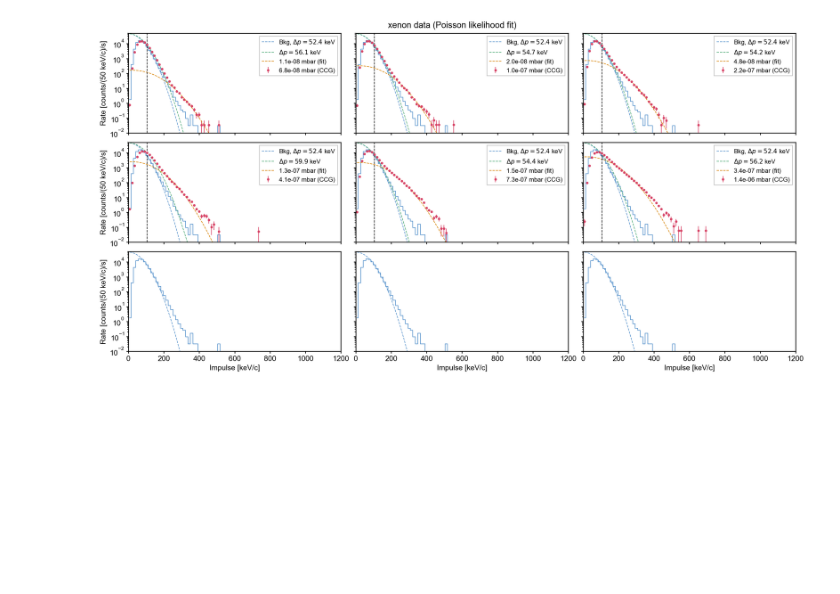
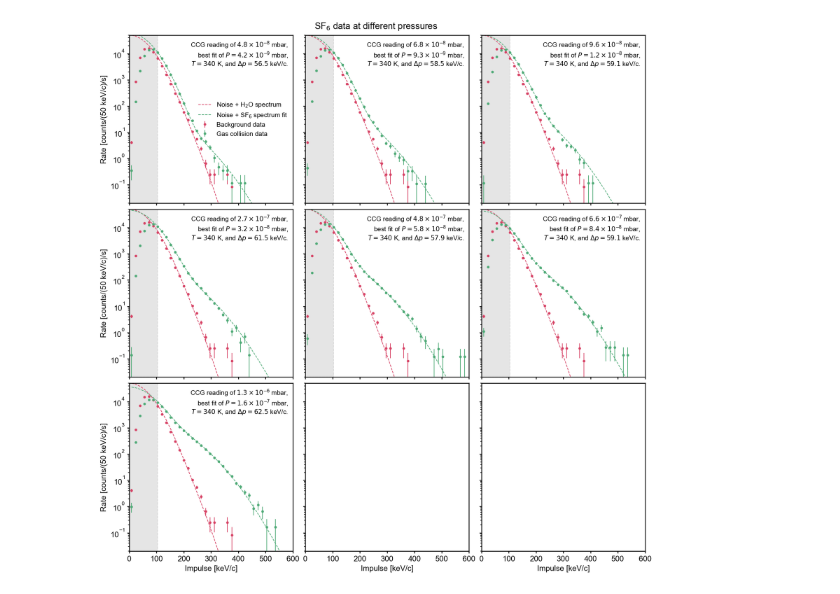
Before and after one commit to clarkehardy/nanospheres, a Jupyter notebook: 20260215_gas_collision_analysis.ipynb, the cells around one changed output. Cells and saved outputs as stored; diff of their text form; code cells hidden in the pictures; blank space fills up the shorter version.

```diff
--- a/20260215_gas_collision_analysis.ipynb
+++ b/20260215_gas_collision_analysis.ipynb
@@ -31,7 +31,7 @@ from signal_models import gas_collision_spectrum
 drive_path = '/Volumes/LaCie/'
 
 sphere_date = '20260215'
-data_type = 'xenon'
+data_type = 'sf6'
 
 base_path = f'{drive_path}/gas_collisions/pulse_calibration/sphere_{sphere_date}/'
 
@@ -126,15 +107,15 @@ datasets = list(np.array(datasets)[np.argsort([np.mean(nd.pressures) for nd in d
 recompute = False
 
 def half_gaus(x, A, sigma):
-    return A*np.exp(-x**2/2/sigma**2)#/sigma
+    return A*np.exp(-x**2/2/sigma**2)/sigma
 
-def signal_plus_bkg(bins, pressure_mbar, sphere_temperature_K, sigma, alpha):
+def signal_plus_bkg(bins, pressure_mbar, sphere_temperature_K, sigma, alpha, A_bkg, gas=data_type):
     # sphere_temperature_K = 800.
 
     signal_spectrum = gas_collision_spectrum(bins, pressure_mbar, sigma,
                                             temperature_K=sphere_temperature_K,
                                             diameter_nm=config['d_sphere_nm'],
-                                            alpha=alpha, gas=data_type)
+                                            alpha=alpha, gas=gas)
 
     background_spectrum = half_gaus(bins, A_bkg, sigma)
 
@@ -158,9 +139,9 @@ class PoissonNLL:
         # Mask for valid bins (exclude zero-count bins to avoid log issues in some cases)
         self.mask = counts >= 0  # Use all bins
 
-    def __call__(self, pressure_mbar, sphere_temperature_K, sigma, alpha):
+    def __call__(self, pressure_mbar, sphere_temperature_K, sigma, alpha, A_bkg):
         # Get model prediction in rate units
-        model_rate = self.model_func(self.bins[self.mask], pressure_mbar, sphere_temperature_K, sigma, alpha)
+        model_rate = self.model_func(self.bins[self.mask], pressure_mbar, sphere_temperature_K, sigma, alpha, A_bkg)
 
         # Convert to expected counts
         mu = model_rate / self.scale_factor
@@ -174,11 +155,13 @@ class PoissonNLL:
 
         return nll
 
-fig, axs = plt.subplots(3, 3, figsize=(16, 8), sharex=True, sharey=True, layout='constrained')
+fig, axs = plt.subplots(3, 3, figsize=(12, 12), sharex=True, sharey=True, layout='constrained')
 fig2, ax2 = plt.subplots(figsize=(6, 4), layout='constrained')
 fig3, ax3 = plt.subplots(figsize=(6, 4), layout='constrained')
 
 colors = [plt.get_cmap('plasma', len(datasets) + 1)(i) for i in range(len(datasets))]
+labels = {'xenon': 'Xenon', 'krypton': 'Krypton', 'sf6': 'SF$_6$'}
+symbols = {'xenon': 'Xe', 'krypton': 'Kr', 'sf6': 'SF$_6$'}
 
 ccg_pressures = np.zeros(len(datasets))
 fit_pressures = np.zeros(len(datasets))
@@ -190,7 +173,7 @@ for i, nd in enumerate(datasets):
     chi2_mask = build_chi2_mask(nd)
     noise_mask = build_noise_mask(nd, 70)
     det_mask = build_det_mask(nd)
-    kick_mask = build_kick_mask(nd, kick_win=1e-5)
+    kick_mask = build_kick_mask(nd, kick_win=1e-1)
     adj_mask = build_adj_mask(nd)
     if i == 0 and recompute:
         interp, levels, pdf = compute_contours(nd)
@@ -198,22 +181,31 @@ for i, nd in enumerate(datasets):
 
     mask = ~kick_mask & contour_mask & det_mask & adj_mask
 
-    bin_edges = np.linspace(0, 1400, 101)
+    bin_edges = np.linspace(0, 800, 51)
+    cal_edges = np.linspace(0, 1200, 81)
 
     counts_acc = np.histogram(np.abs(nd.impulses[mask]), bins=bin_edges)[0]
+    counts_cal = np.histogram(np.abs(nd.impulses[contour_mask & det_mask & adj_mask]), bins=cal_edges)[0]
 
     bins = (bin_edges[1:] + bin_edges[:-1])/2.
     bin_width = bin_edges[1] - bin_edges[0]
 
+    cal_bins = (cal_edges[1:] + cal_edges[:-1])/2.
+    cal_width = cal_edges[1] - cal_edges[0]
+
     # Compute total observation time
     total_time = len(nd.impulses) * nd.search_window * sum(mask)/len(mask)
+    cal_time = len(nd.impulses) * nd.search_window * sum(contour_mask & det_mask & adj_mask)/len(det_mask)
 
     # Scale to rate per 50 keV/c per second
     scale_factor = (50. / bin_width) / total_time
     rate_acc = counts_acc * scale_factor
     err_acc = np.sqrt(counts_acc) * scale_factor
 
-    ax2.step(bins, rate_acc, where='mid', color=colors[i], label='{:.1e}'.format(np.mean(nd.pressures)))
+    scale_cal = (50. / cal_width) / cal_time
+    rate_cal = counts_cal * scale_cal
+
+    ax2.step(cal_bins, rate_cal, where='mid', color=colors[i], label='{:.1e} mbar'.format(np.mean(nd.pressures)))
 
     fit_ind = np.argmin(np.abs(bins - 100))
 
@@ -223,12 +215,14 @@ for i, nd in enumerate(datasets):
                              p0=(rate_acc.max(), np.std(nd.impulses[~np.isnan(nd.impulses)])))
         A_bkg = p_bkg[0]
         noise = p_bkg[1]
-        p_fit = [0, 1000., p_bkg[1], 1.]
+        p_fit = [3.4e-8, 300., p_bkg[1], 0., p_bkg[0]]
         p_err = 0
-        for j in range(9):
-            axs[j % 3, j // 3].step(bins, rate_acc, color='C0', where='mid')
-            axs[j % 3, j // 3].plot(bins, signal_plus_bkg(bins, *p_fit), color='C0', ls='--',
-                                                         label='Bkg, $\\Delta p={:.1f}$ keV'.format(noise))
+        for j in range(len(datasets) - 1):
+            # axs[j // 3, j % 3].step(bins, rate_acc, color='C0', where='mid')
+            axs[j // 3, j % 3].errorbar(bins, rate_acc, yerr=err_acc, ls='none', marker='.', color='C1',
+                                        label='Background data')
+            axs[j // 3, j % 3].plot(bins, signal_plus_bkg(bins, *p_fit, gas='h20'), color='C1', ls='--',
+                                                          label='Noise + H$_2$O spectrum')
     else:
         # Signal datasets - fit with Poisson NLL
         # Only fit bins above threshold with positive counts
@@ -240,9 +234,9 @@ for i, nd in enumerate(datasets):
         poisson_cost = PoissonNLL(bins_fit, counts_fit, scale_factor, signal_plus_bkg)
 
         m = Minuit(poisson_cost, pressure_mbar=np.mean(nd.pressures)/5, sigma=noise,
-                   sphere_temperature_K=300., alpha=1.)
+                   sphere_temperature_K=340., alpha=1., A_bkg=A_bkg)
         m.fixed['alpha'] = True
-        # m.fixed['sphere_temperature_K'] = True
+        m.fixed['sphere_temperature_K'] = True
         # m.fixed['sigma'] = True
         m.limits['pressure_mbar'] = (1e-12, 1e-3)
         m.limits['sphere_temperature_K'] = (100, 3000)
@@ -257,60 +251,73 @@ for i, nd in enumerate(datasets):
 
         p_fit = np.array(m.values)
         p_err = m.errors['pressure_mbar']
+        p_ccg = np.mean(nd.pressures)
 
         ax = axs[(i - 1) // 3, (i - 1) % 3]
         rate_plot = rate_acc[rate_acc > 0]
         bins_plot = bins[rate_acc > 0]
         err_plot = err_acc[rate_acc > 0]
-        ax.errorbar(bins_plot, rate_plot, yerr=err_plot, ls='none', marker='.', color='C1',
-                    label='{:.1e} mbar (CCG)'.format(np.mean(nd.pressures)))
-        # ax.plot(bins, signal_plus_bkg(bins, *p_fit), color='C1', ls='--',
-        #         label='Signal plus background')
-        ax.plot(bins, half_gaus(bins, A_bkg, p_fit[2]), color='C2', ls='--', label='$\\Delta p={:.1f}$ keV'.format(p_fit[2]))
-        ax.plot(bins, gas_collision_spectrum(bins, m.values['pressure_mbar'], m.values['sigma'],
-                                             m.values['sphere_temperature_K'], diameter_nm=config['d_sphere_nm'],
-                                             alpha=m.values['alpha'], gas=data_type), color='C3', ls='--',
-                                             label='{:.1e} mbar (fit)'.format(p_fit[0]))
+        ax.errorbar(bins_plot, rate_plot, yerr=err_plot, ls='none', marker='.', color='C2',
+                    label='Gas collision data')
+        ax.plot(bins, signal_plus_bkg(bins, *p_fit), color='C2', ls='--',
+                label=f'Noise + {symbols[data_type]} spectrum fit')
+        ax.text(0.97, 0.97, f'CCG reading of ${p_ccg/10**np.floor(np.log10(p_ccg)):.1f}\\times 10^{{-\\!}}$'+
+                            f'$^{-np.floor(np.log10(p_ccg)):.0f}$ mbar,\n'+
+                            f'best fit of $P={p_fit[0]/10**np.floor(np.log10(p_fit[0])):.1f}\\times 10^{{-\\!}}$'+
+                            f'$^{-np.floor(np.log10(p_fit[0])):.0f}$ mbar,\n$T={p_fit[1]:.0f}$ K, and '+
+                            f'$\\Delta p ={p_fit[2]:.1f}$ keV/c.', ha='right', va='top', fontsize=10, transform=ax.transAxes)
+        # ax.plot(bins, half_gaus(bins, A_bkg, p_fit[2]), color='C2', ls='--', label='$\\Delta p={:.1f}$ keV'.format(p_fit[2]))
+        # ax.plot(bins, gas_collision_spectrum(bins, m.values['pressure_mbar'], m.values['sigma'],
+        #                                      m.values['sphere_temperature_K'], diameter_nm=config['d_sphere_nm'],
+        #                                      alpha=m.values['alpha'], gas=data_type), color='C3', ls='--',
+        #                                      label='{:.1e} mbar (fit)'.format(p_fit[0]))
         ax.set_yscale('log')
-        ax.legend(fontsize=10)
-        ax.axvline(bins[fit_ind], ls='--', color='k')
+        ax.axvspan(0, bins[fit_ind], ls='--', color='k', alpha=0.1)
 
     fit_pressures[i] = p_fit[0]
     err_pressures[i] = p_err
     ccg_pressures[i] = np.mean(nd.pressures)
     fit_temperatures[i] = p_fit[1]
 
-axs[0, 0].set_ylim([1e-2, 5e4])
-axs[0, 0].set_xlim([0, 1200])
+axs[0, 0].set_ylim([2e-2, 5e4])
+axs[0, 0].set_xlim([0, 600])
+axs[0, 0].legend(fontsize=10, frameon=False, loc='center right')
 axs[-1, 0].set_xlabel('Impulse [keV/c]')
 axs[-1, 1].set_xlabel('Impulse [keV/c]')
 axs[-1, 2].set_xlabel('Impulse [keV/c]')
 axs[0, 0].set_ylabel('Rate [counts/(50 keV/c)/s]')
 axs[1, 0].set_ylabel('Rate [counts/(50 keV/c)/s]')
 axs[2, 0].set_ylabel('Rate [counts/(50 keV/c)/s]')
-fig.suptitle(data_type + ' data (Poisson likelihood fit)')
+# [fig.delaxes(axs[-1, 2 - i]) for i in range(len(axs.flatten()) - len(datasets) + 1)]
+fig.suptitle(labels[data_type] + ' data at different pressures')
 fig.savefig(f'figures/{data_type}_panels.png')
 
 ax2.set_yscale('log')
 ax2.set_xlabel('Impulse [keV/c]')
 ax2.set_ylabel('Rate [counts/(50 keV/c)/s]')
+ax2.set_xlim([0, 1200])
+ax2.set_ylim([2e-2, 5e4])
+ax2.grid(which='both')
 ax2.legend(ncol=2)
+ax2.set_title(f'All {labels[data_type]} datasets')
 fig2.savefig(f'figures/{data_type}_overlaid.png')
 
-p_cal, _ = curve_fit(powerlaw, ccg_pressures[1:], fit_pressures[1:],
+p_cal, _ = curve_fit(powerlaw, ccg_pressures[1:] - ccg_pressures[0], fit_pressures[1:],
                      sigma=np.mean(err_pressures, axis=1)[1:])
 
-ax3.errorbar(ccg_pressures, fit_pressures, 2*err_pressures.T, marker='.', ls='none')
-ax3.plot(ccg_pressures, powerlaw(ccg_pressures, *p_cal))
+ax3.errorbar(ccg_pressures[1:] - ccg_pressures[0], fit_pressures[1:], 2*err_pressures[1:].T, marker='.', ls='none')
+ax3.plot(ccg_pressures - ccg_pressures[0], powerlaw(ccg_pressures - ccg_pressures[0], *p_cal))
 ax3.set_yscale('log')
 ax3.set_xscale('log')
 ax3.set_xlabel('CCG pressure reading [mbar]')
 ax3.set_ylabel('Best-fit pressure [mbar]')
 ax3.grid(which='both')
-ax3.set_title('Poisson likelihood fit')
+ax3.set_title(f'Comparison with CCG for {labels[data_type]}')
 fig3.savefig(f'figures/{data_type}_calibration.png')
 
 print("\nFit temperatures:")
 for i in range(1, len(datasets)):
     print(f"  Dataset {i}: T = {fit_temperatures[i]:.0f} K")
+print()
+print(f'P_sphere = {p_cal[0]:.2f} x P_CCG^({p_cal[1]:.2f})')
 # %% [output]
@@ -331 +342 @@ Fit temperatures:
-[figure, old version]
+[figure, new version]
```
Also changed, not shown: parts of 5 cells of this notebook.
